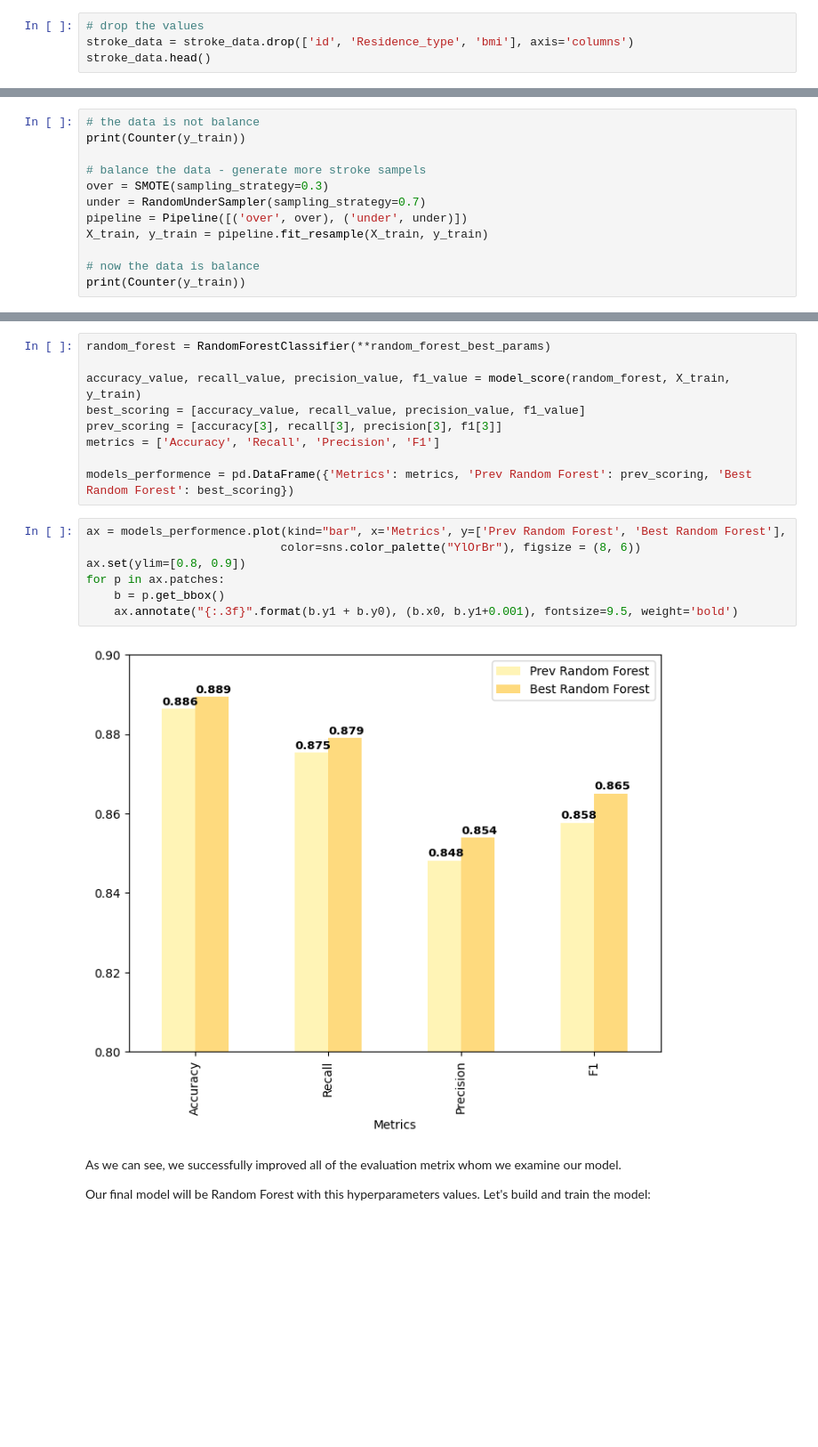
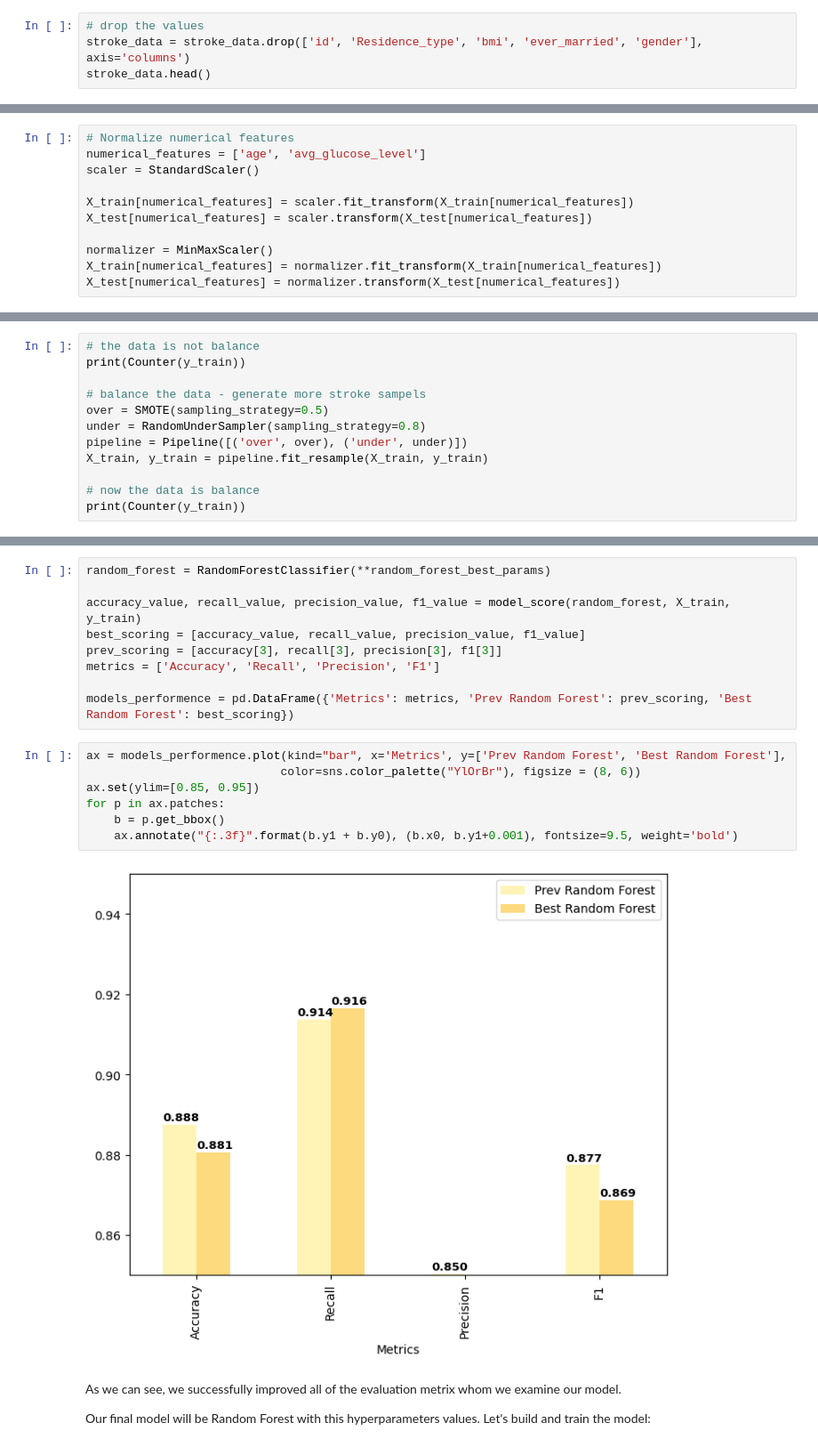
Before and after one commit to ori-frenkel/stroke-prediction, a Jupyter notebook: stroke-prediction.ipynb, the cells around one changed output, grey strips where cells are left out. Shown at 89% size. Saved outputs shown, nothing was run; the diff lists cells and outputs as text; blank space fills up the shorter version.

```diff
--- a/stroke-prediction.ipynb
+++ b/stroke-prediction.ipynb
@@ -397,7 +397,7 @@ plt.show()
 1. *bmi* - all people has *bmi* in range of around 0-60. There were cases where people had stroke with high and low *bmi*. It's correlation to stroke feature is also very low (0.04) and we know that there were missing values in this column.
 # %%
 # drop the values
-stroke_data = stroke_data.drop(['id', 'Residence_type', 'bmi'], axis='columns')
+stroke_data = stroke_data.drop(['id', 'Residence_type', 'bmi', 'ever_married', 'gender'], axis='columns')
 stroke_data.head()
 # %% [output]
 |  | gender | age | hypertension | heart_disease | ever_married | work_type | avg_glucose_level | ... |
@@ -424,6 +424,17 @@ stroke_data.head()
 # %%
 # split our data to train and test groups
 X_train, X_test, y_train, y_test = train_test_split(stroke_data, target, test_size=0.25, random_state=42)
+# %%
+# Normalize numerical features
+numerical_features = ['age', 'avg_glucose_level']
+scaler = StandardScaler()
+
+X_train[numerical_features] = scaler.fit_transform(X_train[numerical_features])
+X_test[numerical_features] = scaler.transform(X_test[numerical_features])
+
+normalizer = MinMaxScaler()
+X_train[numerical_features] = normalizer.fit_transform(X_train[numerical_features])
+X_test[numerical_features] = normalizer.transform(X_test[numerical_features])
 # %% [markdown]
 ## Data Balancing
 # %% [markdown]
@@ -433,8 +444,8 @@ In order to fix this problem, we have to generate more samples of stroke records
 print(Counter(y_train))
 
 # balance the data - generate more stroke sampels
-over = SMOTE(sampling_strategy=0.3)
-under = RandomUnderSampler(sampling_strategy=0.7)
+over = SMOTE(sampling_strategy=0.5)
+under = RandomUnderSampler(sampling_strategy=0.8)
 pipeline = Pipeline([('over', over), ('under', under)])
 X_train, y_train = pipeline.fit_resample(X_train, y_train)
 
@@ -524,12 +535,12 @@ models_performence = pd.DataFrame({'Metrics': metrics, 'Prev Random Forest': pre
 # %%
 ax = models_performence.plot(kind="bar", x='Metrics', y=['Prev Random Forest', 'Best Random Forest'],
                             color=sns.color_palette("YlOrBr"), figsize = (8, 6))
-ax.set(ylim=[0.8, 0.9])
+ax.set(ylim=[0.85, 0.95])
 for p in ax.patches:
     b = p.get_bbox()
     ax.annotate("{:.3f}".format(b.y1 + b.y0), (b.x0, b.y1+0.001), fontsize=9.5, weight='bold')
 # %% [output]
-[figure, old version]
+[figure, new version]
 # %% [markdown]
 As we can see, we successfully improved all of the evaluation metrix whom we examine our model.
 
```
Also changed, not shown: parts of 8 cells of this notebook.
